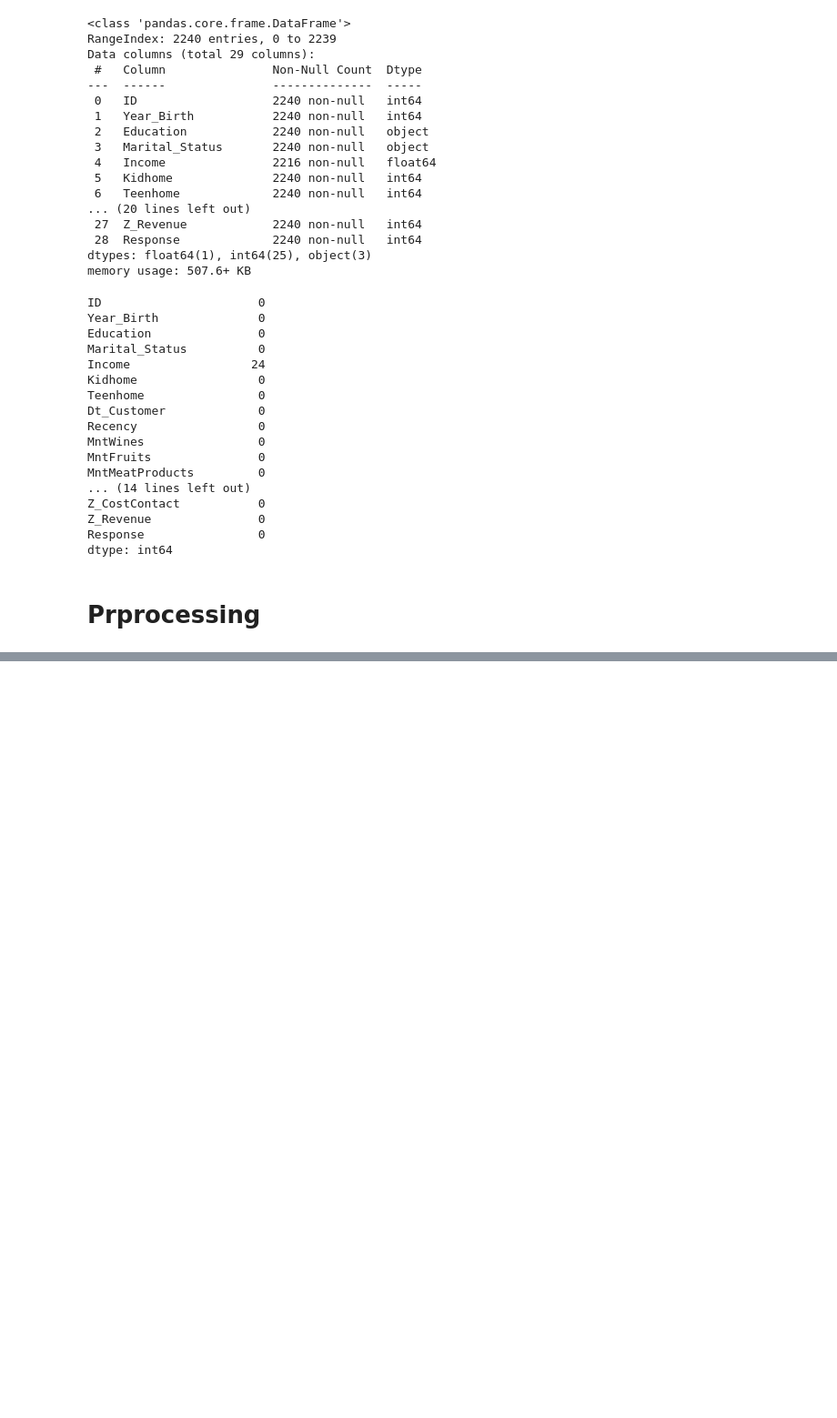
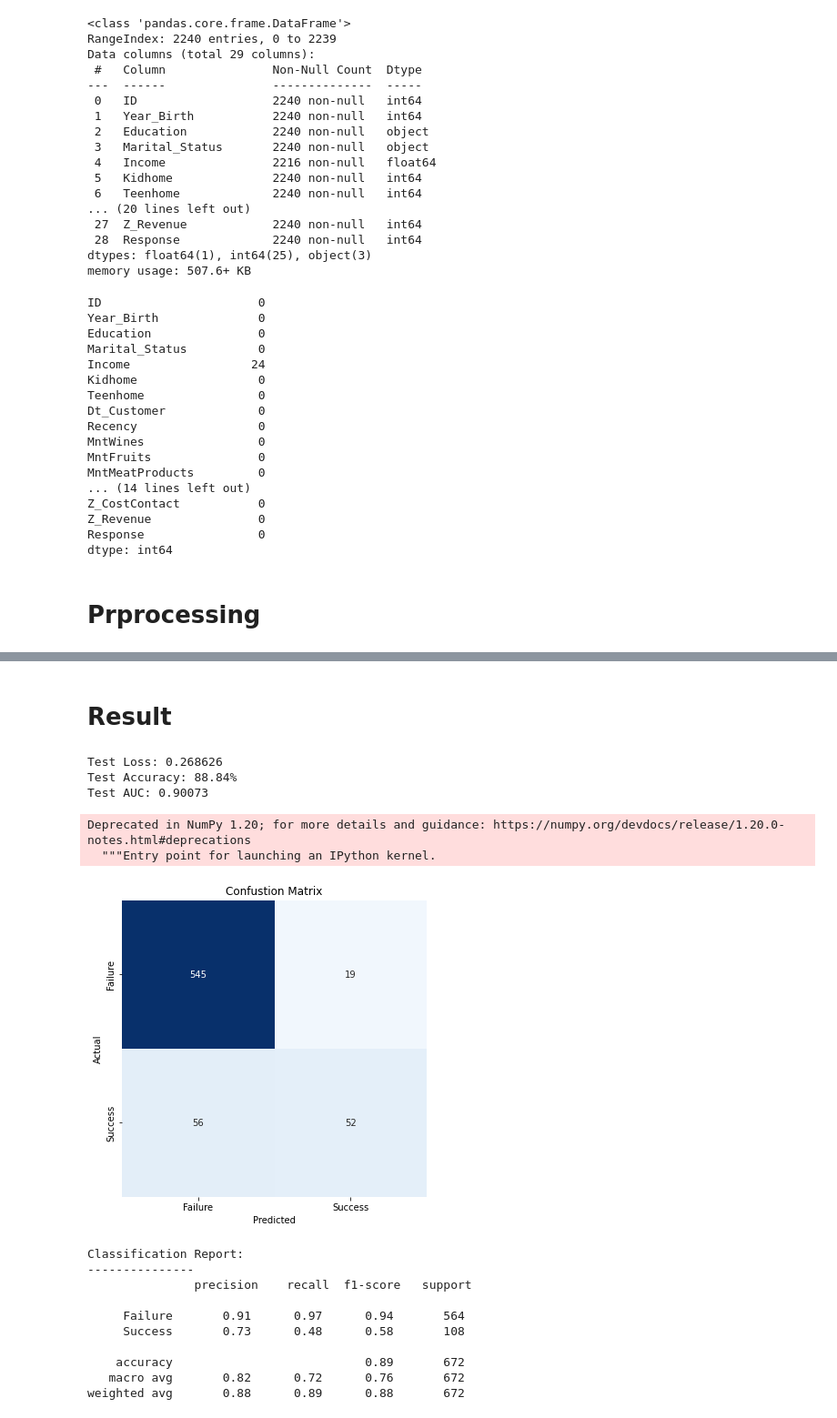
Before and after one commit to chris0512/kaggle_test, a Jupyter notebook: marketing_campaign_response_prediction.ipynb, the cells around one changed output, grey strips where cells are left out. Shown: that part at 91% size. Cells and saved outputs as stored; diff of their text form; code cells hidden in the pictures; blank space fills up the shorter version.

Commit message:
Kaggle Notebook | Marketing Campaign Response Prediction | Version 9

```diff
--- a/marketing_campaign_response_prediction.ipynb
+++ b/marketing_campaign_response_prediction.ipynb
@@ -104,4 +104,18 @@ def preprocess_inputs(df):
     for column in ['Education', 'Marital_Status']:
         df = one_hot_encoder(df, column=column)
 
-    return df
+
+    # Split the data from X and y
+    y = df['Response']
+    X = df.drop('Response', axis=1)
+
+    # Train-test_split
+    X_train, X_test, y_train, y_test = train_test_split(X, y, train_size=0.7, shuffle=True, random_state=1)
+
+    # Scale X
+    scaler = StandardScaler()
+    scaler.fit(X_train)
+    X_train = pd.DataFrame(scaler.transform(X_train), index=X_train.index, columns=X_train.columns)
+    X_test = pd.DataFrame(scaler.transform(X_test), index=X_test.index, columns=X_test.columns)
+
+    return X_train, X_test, y_train, y_test
@@ -124,0 +122,2 @@ X
+# %%
+X_train, X_test, y_train, y_test= preprocess_inputs(data)
@@ -124,0 +230,42 @@ X
+# %% [markdown]
+# Result
+# %%
+result = model.evaluate(X_test, y_test, verbose=0)
+
+print("Test Loss: {:5f}".format(result[0]))
+print("Test Accuracy: {:.2f}%".format(result[1]*100))
+print("Test AUC: {:.5f}".format(result[2]))
+# %% [output]
+Test Loss: 0.268626
+Test Accuracy: 88.84%
+Test AUC: 0.90073
+# %%
+y_pred = np.array(model.predict(X_test) >= 0.5, np.int)
+cm = confusion_matrix(y_test, y_pred)
+clr = classification_report(y_test, y_pred, target_names=["Failure", "Success"])
+
+plt.figure(figsize=(6, 6))
+sns.heatmap(cm, annot=True, fmt='g', vmin=0, cmap='Blues', cbar=False)
+plt.xticks(ticks=np.arange(2) + 0.5, labels=["Failure", "Success"])
+plt.yticks(ticks=np.arange(2) + 0.5, labels=["Failure", "Success"])
+
+plt.xlabel("Predicted")
+plt.ylabel("Actual")
+plt.title("Confustion Matrix")
+plt.show()
+
+print("Classification Report:\n---------------\n", clr)
+# %% [output]
+Deprecated in NumPy 1.20; for more details and guidance: https://numpy.org/devdocs/release/1.20.0-notes.html#deprecations
+  """Entry point for launching an IPython kernel.
+[figure, added]
+Classification Report:
+---------------
+               precision    recall  f1-score   support
+
+     Failure       0.91      0.97      0.94       564
+     Success       0.73      0.48      0.58       108
+
+    accuracy                           0.89       672
+   macro avg       0.82      0.72      0.76       672
+weighted avg       0.88      0.89      0.88       672
```
Also changed, not shown: parts of 7 cells of this notebook.
